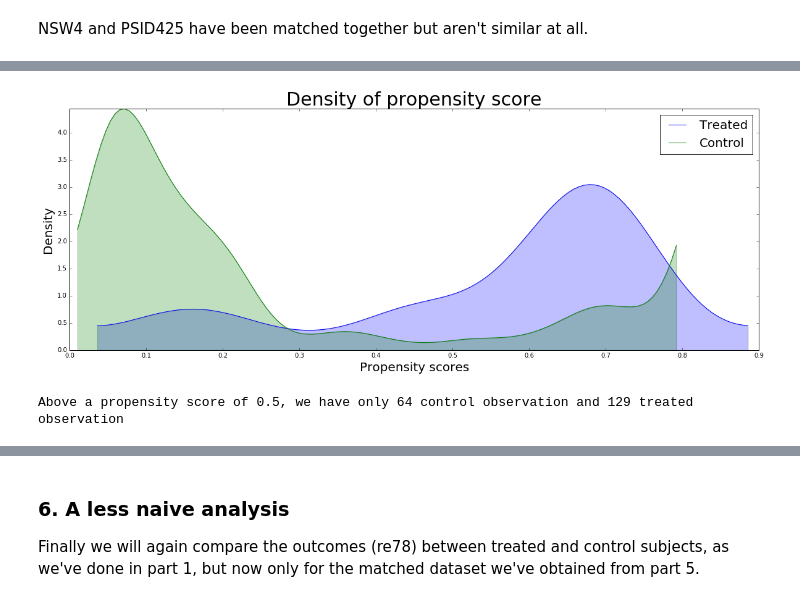
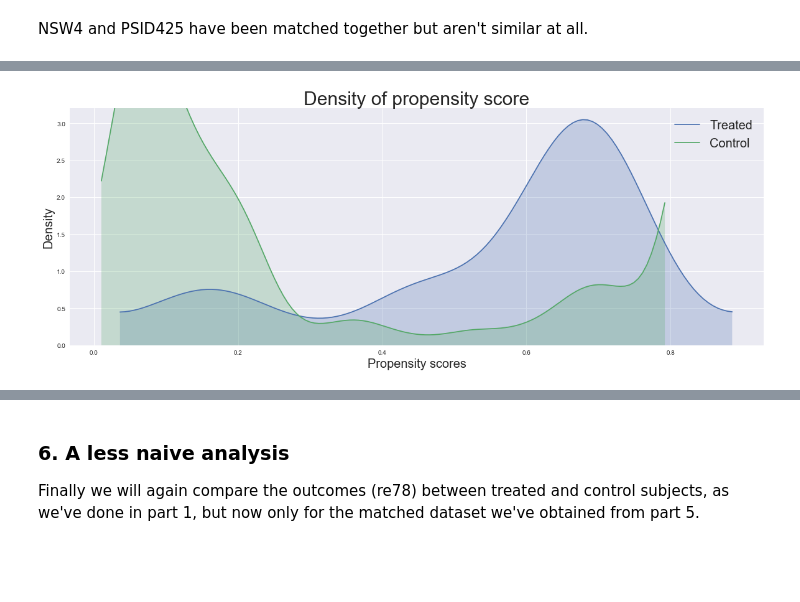
Before and after one commit to cgallay/Ada, a Jupyter notebook: Homework4/F_Homework4.ipynb, the cells around one changed output, grey strips where cells are left out. Saved outputs shown, nothing was run; the diff lists cells and outputs as text; code cells hidden in the pictures; blank space fills up the shorter version.

```diff
--- a/Homework4/F_Homework4.ipynb
+++ b/Homework4/F_Homework4.ipynb
@@ -1,8 +1,6 @@
 # %%
 # imports
 import pandas as pd
-import os
-import calendar
 import numpy as np
 import seaborn as sns
 import matplotlib.pyplot as plt
@@ -12,3 +10,4 @@ warnings.filterwarnings("ignore")
 %matplotlib inline
 %reload_ext autoreload
 %autoreload 2
+sns.set(color_codes=True)
@@ -301,24 +289,14 @@ TODO:
 # %%
-#prop_score_threshold = 0.5
-#plt.scatter(df_lalonde['propensity'], df_lalonde['treat'])
-#length_treat = len(df_lalonde[(df_lalonde['propensity']>prop_score_threshold) & (df_lalonde['treat'] == 1)])
-#length_cont = (len(df_lalonde[(df_lalonde['propensity']>prop_score_threshold) & (df_lalonde['treat'] == 0)]))
-
-## TODO more work is needed
 #Below we use a cut = 0 in order to lower bound our datapoints used to fit KDE.
 plt.figure(figsize=(20,7))
 sns.kdeplot(df_lalonde[df_lalonde.treat==1]['propensity'], shade=True, label='Treated', cut=0).set_title('Density of propensity score', fontsize=30)
 sns.kdeplot(df_lalonde[df_lalonde.treat==0]['propensity'], shade=True, label='Control', cut=0)
 plt.legend(prop={'size': 20})
 plt.xlabel('Propensity scores', fontsize=20)
 plt.ylabel('Density', fontsize=20)
 plt.show()
-
-print(f'Above a propensity score of {prop_score_threshold}, we have only {length_cont} \
-control observation and {length_treat} treated observation')
 # %% [output]
-[figure, old version]
+[figure, new version]
-Above a propensity score of 0.5, we have only 64 control observation and 129 treated observation
 # %%
 def extended_matching(df, treshold, rematch=False):
     """Returns a new Dataframe with treated and control groups whose propensity score
```
Also changed, not shown: parts of 18 cells of this notebook.
